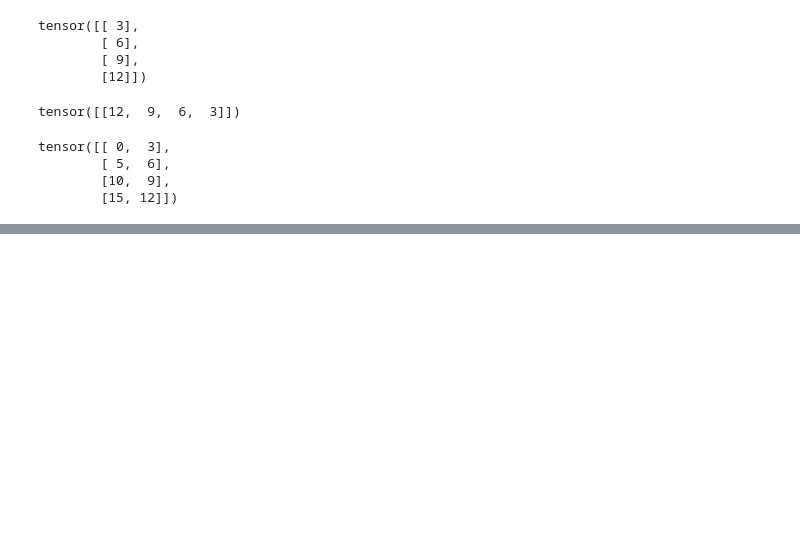
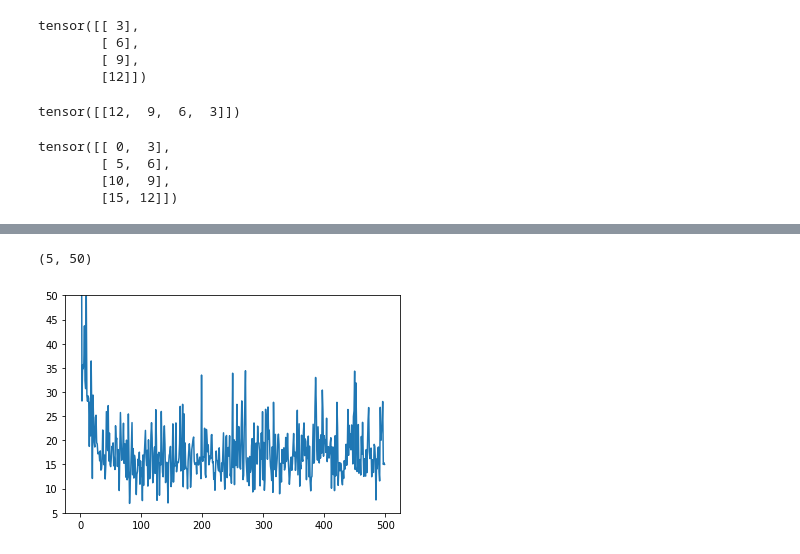
Before and after one commit to storm3k/learn_pytorch, a Jupyter notebook: 3-Tensor 和 autograd.ipynb, the cells around one changed output, grey strips where cells are left out. Saved outputs shown, nothing was run; the diff lists cells and outputs as text; code cells hidden in the pictures; blank space fills up the shorter version.

```diff
--- a/3-Tensor 和 autograd.ipynb
+++ b/3-Tensor 和 autograd.ipynb
@@ -299,0 +1560,17 @@ tensor([[ 0,  3],
+# %%
+def f_sigmoid(x):
+    y = Sigmoid.apply(x)
+    y.backward(t.ones(x.size()))
+
+def f_naive(x):
+    y =  1/(1 + t.exp(-x))
+    y.backward(t.ones(x.size()))
+
+def f_th(x):
+    y = t.sigmoid(x)
+    y.backward(t.ones(x.size()))
+
+x=t.randn(100, 100, requires_grad=True)
+%timeit -n 100 f_sigmoid(x)
+%timeit -n 100 f_naive(x)
+%timeit -n 100 f_th(x)
@@ -299,0 +1648,6 @@ tensor([[ 0,  3],
+# %%
+plt.plot(losses)
+plt.ylim(5,50)
+# %% [output]
+(5, 50)
+[figure, added]
```
Also changed, not shown: parts of 190 cells of this notebook, 5 other files.
